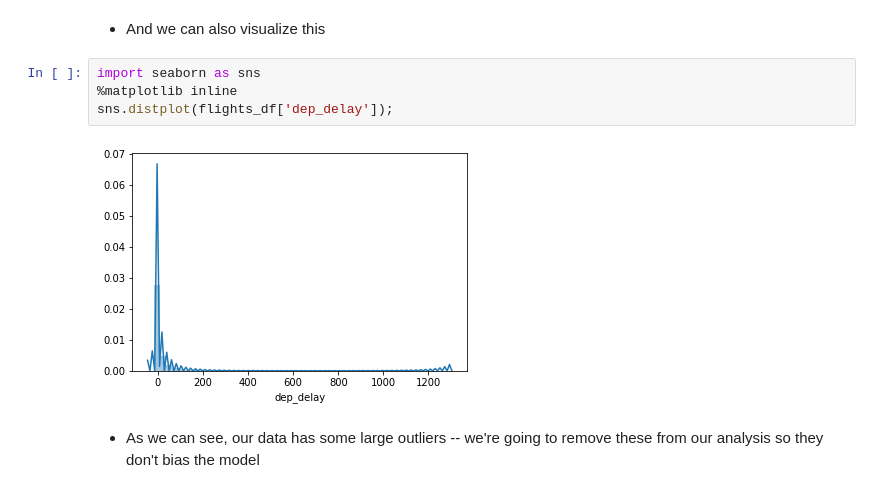
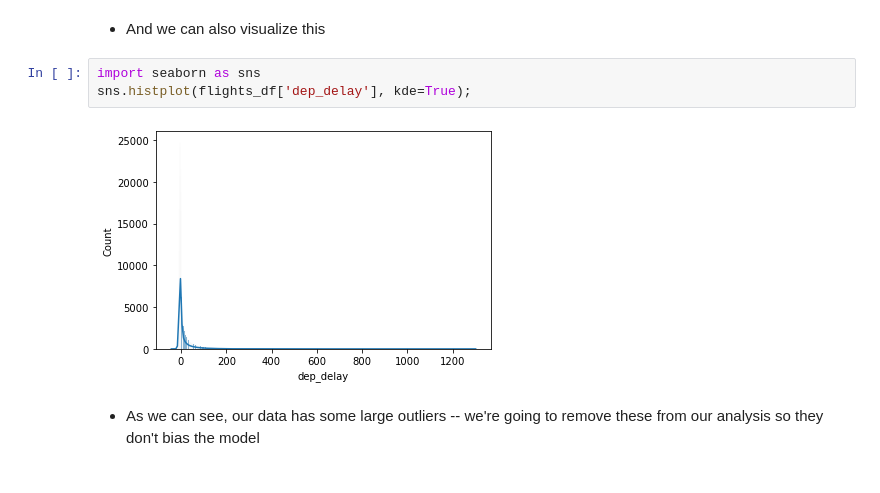
Before and after one commit to uc-python/intermediate-python-datasci, a Jupyter notebook: notebooks/09-Modeling.ipynb, the cells around one changed output. Cells and saved outputs as stored; diff of their text form.

```diff
--- a/notebooks/09-Modeling.ipynb
+++ b/notebooks/09-Modeling.ipynb
@@ -200,10 +200,9 @@ Name: dep_delay, dtype: float64
 * And we can also visualize this
 # %%
 import seaborn as sns
-%matplotlib inline
-sns.distplot(flights_df['dep_delay']);
+sns.histplot(flights_df['dep_delay'], kde=True);
 # %% [output]
-[figure, old version]
+[figure, new version]
 # %% [markdown]
 * As we can see, our data has some large outliers -- we're going to remove these from our analysis so they don't bias the model
 # %%
```
Also changed, not shown: parts of 19 cells of this notebook.
